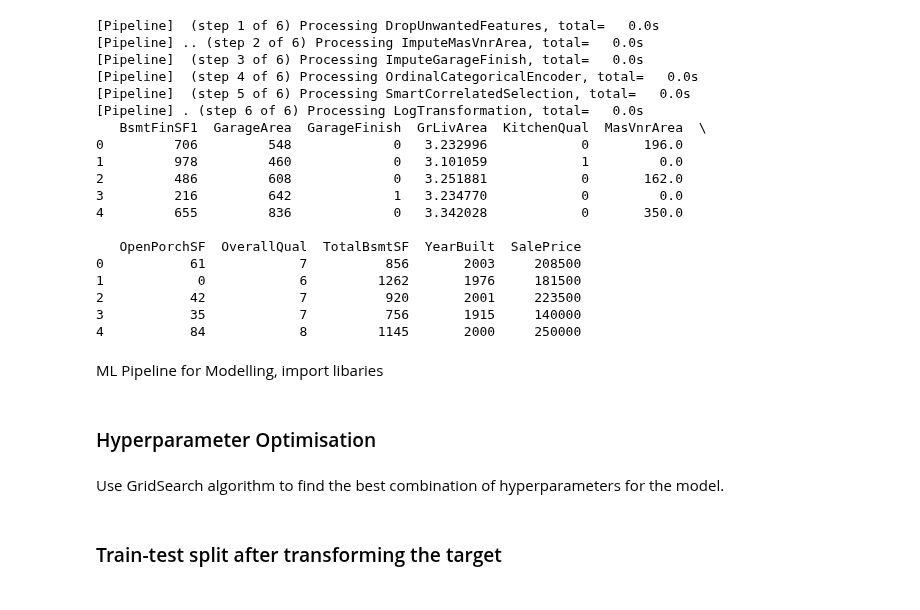
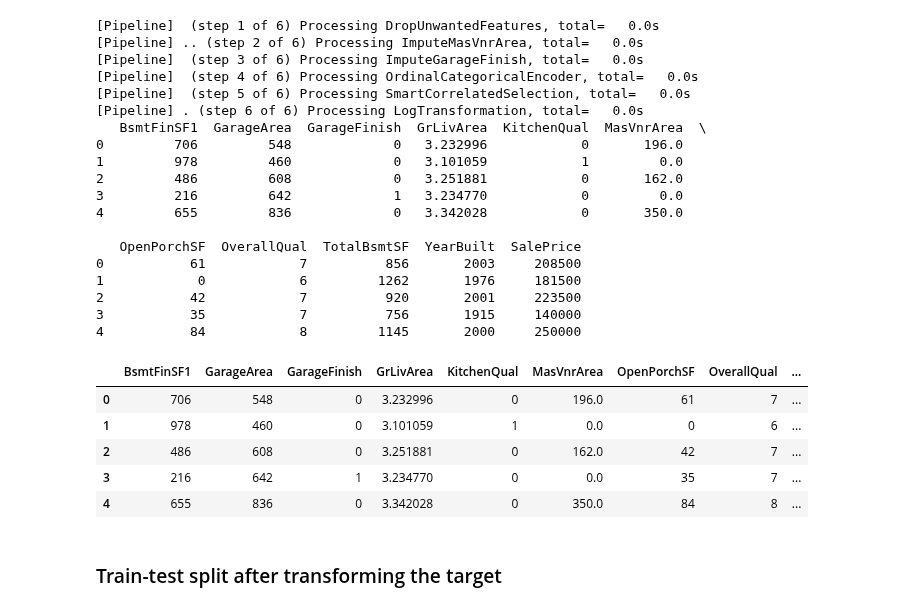
Before and after one commit to Fl0W97/ci-c5-housing-market-prices, a Jupyter notebook: jupyter_notebooks/04_modeling_and_evaluation_regression.ipynb, the cells around one changed output. Cells and saved outputs as stored; diff of their text form; code cells hidden in the pictures.

```diff
--- a/jupyter_notebooks/04_modeling_and_evaluation_regression.ipynb
+++ b/jupyter_notebooks/04_modeling_and_evaluation_regression.ipynb
@@ -157,5 +155,3 @@ print(df_transformed.head())
 2           42            7          920       2001     223500
 3           35            7          756       1915     140000
 4           84            8         1145       2000     250000
-# %% [markdown]
-ML Pipeline for Modelling, import libaries
@@ -191,4 +157,0 @@ def PipelineRegressor(model):
-# %% [markdown]
-### Hyperparameter Optimisation
-# %% [markdown]
-Use GridSearch algorithm to find the best combination of hyperparameters for the model.
@@ -247,3 +158,12 @@ class HyperparameterOptimizationSearch:
+# %%
+df_transformed.head()
+# %% [output]
+|  | BsmtFinSF1 | GarageArea | GarageFinish | GrLivArea | KitchenQual | MasVnrArea | OpenPorchSF | OverallQual | ... |
+| 0 | 706 | 548 | 0 | 3.232996 | 0 | 196.0 | 61 | 7 | ... |
+| 1 | 978 | 460 | 0 | 3.101059 | 1 | 0.0 | 0 | 6 | ... |
+| 2 | 486 | 608 | 0 | 3.251881 | 0 | 162.0 | 42 | 7 | ... |
+| 3 | 216 | 642 | 1 | 3.234770 | 0 | 0.0 | 35 | 7 | ... |
+| 4 | 655 | 836 | 0 | 3.342028 | 0 | 350.0 | 84 | 8 | ... |
 # %% [markdown]
 ### Train-test split after transforming the target
 # %% [markdown]
```
Also changed, not shown: parts of 72 cells of this notebook, 13 other files.
